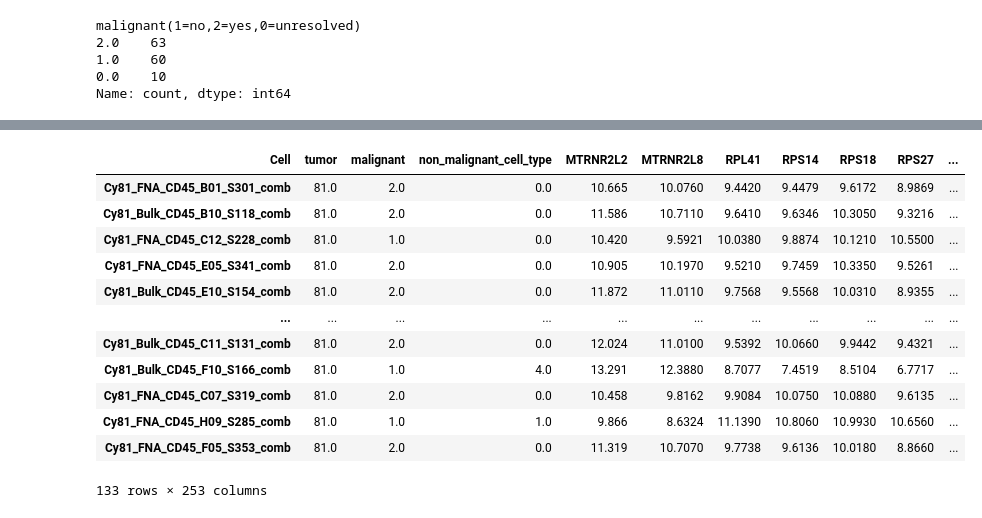
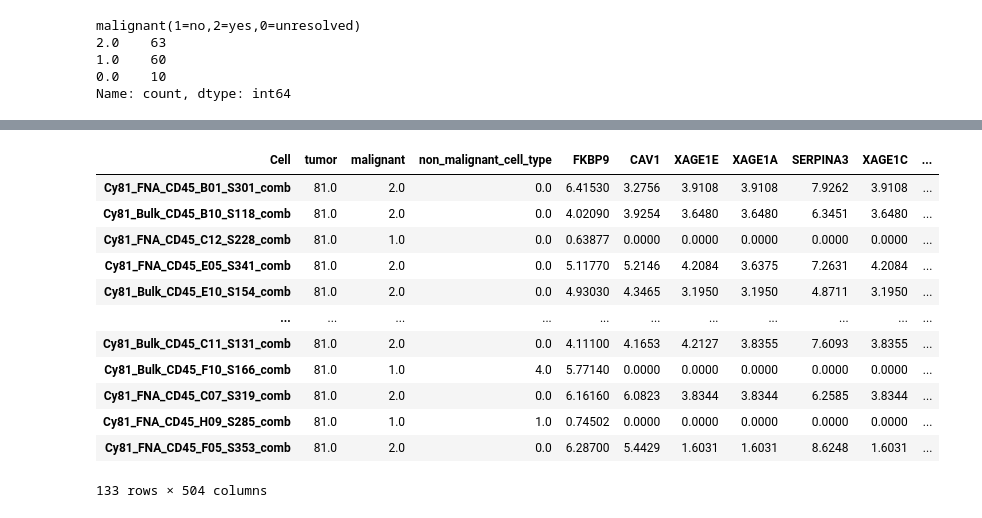
Before and after one commit to asrira428/SingleCellAnalysis, a Jupyter notebook: Untitled-1.ipynb, the cells around one changed output, grey strips where cells are left out. Cells and saved outputs as stored; diff of their text form; code cells hidden in the pictures.

```diff
--- a/Untitled-1.ipynb
+++ b/Untitled-1.ipynb
@@ -167,0 +189,27 @@ df_top250
+# %%
+from sklearn.cluster import KMeans
+from sklearn.metrics import adjusted_rand_score, confusion_matrix
+import pandas as pd
+
+# Extract gene expression data (exclude first 3 metadata columns)
+X = df_top500.iloc[:, 3:].values  # shape: (n_samples, 500)
+
+# Perform k-means clustering (2 clusters: malignant vs non-malignant)
+kmeans = KMeans(n_clusters=2, random_state=42, n_init='auto')
+df_top500['cluster'] = kmeans.fit_predict(X)
+
+# Get true labels (1 = non-malignant, 2 = malignant)
+true_labels = df_top500["malignant(1=no,2=yes,0=unresolved)"].values
+
+# Filter out unresolved rows (label == 0)
+valid_mask = (true_labels != 0)
+true_labels = true_labels[valid_mask]
+predicted_clusters = df_top500['cluster'].values[valid_mask]
+
+# Compare clusters to true labels
+from sklearn.metrics import classification_report
+
+print("Adjusted Rand Index:", adjusted_rand_score(true_labels, predicted_clusters))
+
+# Optional: Map cluster labels to match majority class
+pd.crosstab(true_labels, predicted_clusters, rownames=['True'], colnames=['Predicted'])
@@ -168,24 +222,24 @@ df_top250
 # %%
-df_top250 = df_top250.rename(columns={
+df_top500 = df_top500.rename(columns={
     'malignant(1=no,2=yes,0=unresolved)': 'malignant',
     'non-malignant cell type (1=T,2=B,3=Macro.4=Endo.,5=CAF;6=NK)': 'non_malignant_cell_type'
 })
 # %%
-df_top250
+df_top500
 # %% [output]
-| Cell | tumor | malignant | non_malignant_cell_type | MTRNR2L2 | MTRNR2L8 | RPL41 | RPS14 | RPS18 | RPS27 | ... |
-| Cy81_FNA_CD45_B01_S301_comb | 81.0 | 2.0 | 0.0 | 10.665 | 10.0760 | 9.4420 | 9.4479 | 9.6172 | 8.9869 | ... |
-| Cy81_Bulk_CD45_B10_S118_comb | 81.0 | 2.0 | 0.0 | 11.586 | 10.7110 | 9.6410 | 9.6346 | 10.3050 | 9.3216 | ... |
-| Cy81_FNA_CD45_C12_S228_comb | 81.0 | 1.0 | 0.0 | 10.420 | 9.5921 | 10.0380 | 9.8874 | 10.1210 | 10.5500 | ... |
-| Cy81_FNA_CD45_E05_S341_comb | 81.0 | 2.0 | 0.0 | 10.905 | 10.1970 | 9.5210 | 9.7459 | 10.3350 | 9.5261 | ... |
-| Cy81_Bulk_CD45_E10_S154_comb | 81.0 | 2.0 | 0.0 | 11.872 | 11.0110 | 9.7568 | 9.5568 | 10.0310 | 8.9355 | ... |
+| Cell | tumor | malignant | non_malignant_cell_type | FKBP9 | CAV1 | XAGE1E | XAGE1A | SERPINA3 | XAGE1C | ... |
+| Cy81_FNA_CD45_B01_S301_comb | 81.0 | 2.0 | 0.0 | 6.41530 | 3.2756 | 3.9108 | 3.9108 | 7.9262 | 3.9108 | ... |
+| Cy81_Bulk_CD45_B10_S118_comb | 81.0 | 2.0 | 0.0 | 4.02090 | 3.9254 | 3.6480 | 3.6480 | 6.3451 | 3.6480 | ... |
+| Cy81_FNA_CD45_C12_S228_comb | 81.0 | 1.0 | 0.0 | 0.63877 | 0.0000 | 0.0000 | 0.0000 | 0.0000 | 0.0000 | ... |
+| Cy81_FNA_CD45_E05_S341_comb | 81.0 | 2.0 | 0.0 | 5.11770 | 5.2146 | 4.2084 | 3.6375 | 7.2631 | 4.2084 | ... |
+| Cy81_Bulk_CD45_E10_S154_comb | 81.0 | 2.0 | 0.0 | 4.93030 | 4.3465 | 3.1950 | 3.1950 | 4.8711 | 3.1950 | ... |
 | ... | ... | ... | ... | ... | ... | ... | ... | ... | ... | ... |
-| Cy81_Bulk_CD45_C11_S131_comb | 81.0 | 2.0 | 0.0 | 12.024 | 11.0100 | 9.5392 | 10.0660 | 9.9442 | 9.4321 | ... |
-| Cy81_Bulk_CD45_F10_S166_comb | 81.0 | 1.0 | 4.0 | 13.291 | 12.3880 | 8.7077 | 7.4519 | 8.5104 | 6.7717 | ... |
-| Cy81_FNA_CD45_C07_S319_comb | 81.0 | 2.0 | 0.0 | 10.458 | 9.8162 | 9.9084 | 10.0750 | 10.0880 | 9.6135 | ... |
-| Cy81_FNA_CD45_H09_S285_comb | 81.0 | 1.0 | 1.0 | 9.866 | 8.6324 | 11.1390 | 10.8060 | 10.9930 | 10.6560 | ... |
-| Cy81_FNA_CD45_F05_S353_comb | 81.0 | 2.0 | 0.0 | 11.319 | 10.7070 | 9.7738 | 9.6136 | 10.0180 | 8.8660 | ... |
+| Cy81_Bulk_CD45_C11_S131_comb | 81.0 | 2.0 | 0.0 | 4.11100 | 4.1653 | 4.2127 | 3.8355 | 7.6093 | 3.8355 | ... |
+| Cy81_Bulk_CD45_F10_S166_comb | 81.0 | 1.0 | 4.0 | 5.77140 | 0.0000 | 0.0000 | 0.0000 | 0.0000 | 0.0000 | ... |
+| Cy81_FNA_CD45_C07_S319_comb | 81.0 | 2.0 | 0.0 | 6.16160 | 6.0823 | 3.8344 | 3.8344 | 6.2585 | 3.8344 | ... |
+| Cy81_FNA_CD45_H09_S285_comb | 81.0 | 1.0 | 1.0 | 0.74502 | 0.0000 | 0.0000 | 0.0000 | 0.0000 | 0.0000 | ... |
+| Cy81_FNA_CD45_F05_S353_comb | 81.0 | 2.0 | 0.0 | 6.28700 | 5.4429 | 1.6031 | 1.6031 | 8.6248 | 1.6031 | ... |
-133 rows × 253 columns
+133 rows × 504 columns
 # %%
 import matplotlib.pyplot as plt
 
```
Also changed, not shown: parts of 9 cells of this notebook, 2 other files.
